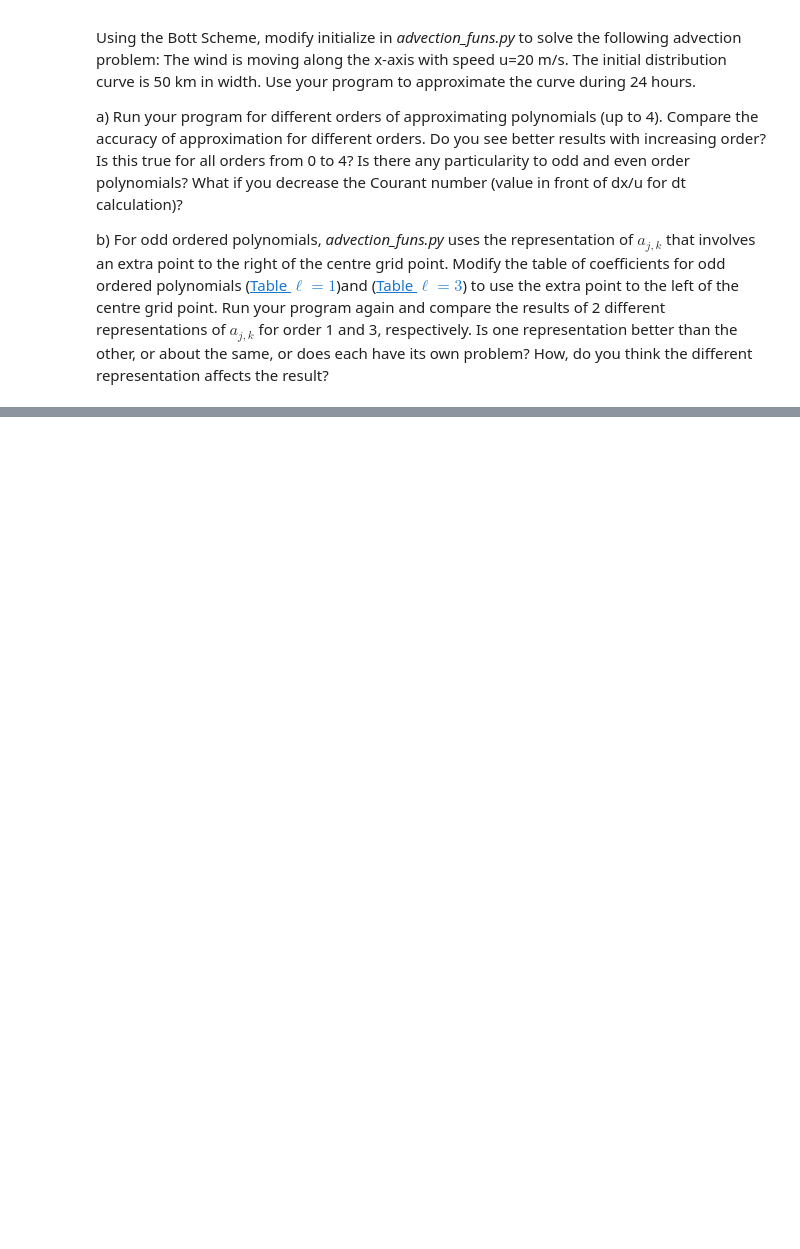
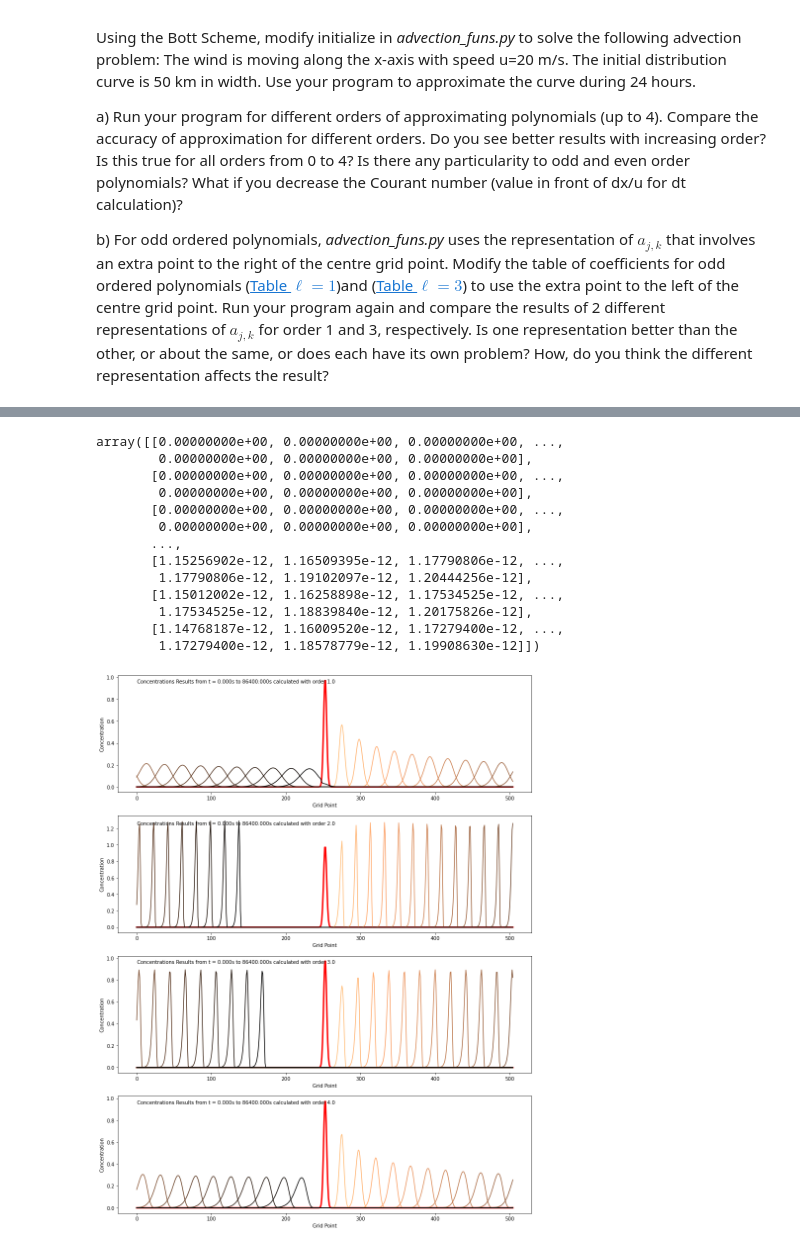
Before and after one commit to JoseEOAS/numeric_2022, a Jupyter notebook: notebooks/lab10/01-lab10-Jvalenti.ipynb, the cells around one changed output, grey strips where cells are left out. Cells and saved outputs as stored; diff of their text form; code cells hidden in the pictures; blank space fills up the shorter version.

```diff
--- a/notebooks/lab10/01-lab10-Jvalenti.ipynb
+++ b/notebooks/lab10/01-lab10-Jvalenti.ipynb
@@ -40,3 +58,24 @@ representation affects the result?
+# %%
+fig,axs=plt.subplots(4,1,figsize=[15,20])
+afs.advection3(2500, 1,axs[0],lab_example=False)
+afs.advection3(2500, 2,axs[1],lab_example=False)
+afs.advection3(2500, 3,axs[2],lab_example=False)
+afs.advection3(2500, 4,axs[3],lab_example=False)
+# %% [output]
+array([[0.00000000e+00, 0.00000000e+00, 0.00000000e+00, ...,
+        0.00000000e+00, 0.00000000e+00, 0.00000000e+00],
+       [0.00000000e+00, 0.00000000e+00, 0.00000000e+00, ...,
+        0.00000000e+00, 0.00000000e+00, 0.00000000e+00],
+       [0.00000000e+00, 0.00000000e+00, 0.00000000e+00, ...,
+        0.00000000e+00, 0.00000000e+00, 0.00000000e+00],
+       ...,
+       [1.15256902e-12, 1.16509395e-12, 1.17790806e-12, ...,
+        1.17790806e-12, 1.19102097e-12, 1.20444256e-12],
+       [1.15012002e-12, 1.16258898e-12, 1.17534525e-12, ...,
+        1.17534525e-12, 1.18839840e-12, 1.20175826e-12],
+       [1.14768187e-12, 1.16009520e-12, 1.17279400e-12, ...,
+        1.17279400e-12, 1.18578779e-12, 1.19908630e-12]])
+[figure, added]
 # %%
 fig,axs=plt.subplots(4,1,figsize=[15,20])
 afs.advection3(2500, 1,axs[0],lab_example=False)
```
Also changed, not shown: parts of 3 cells of this notebook, 3 other files.
